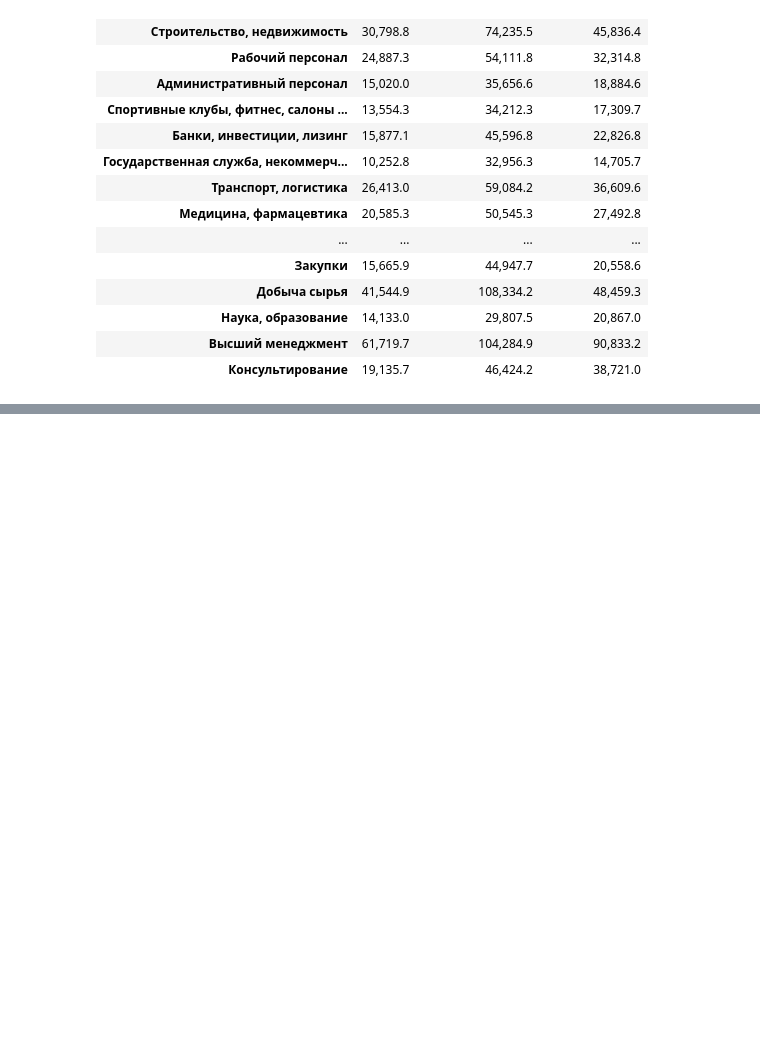
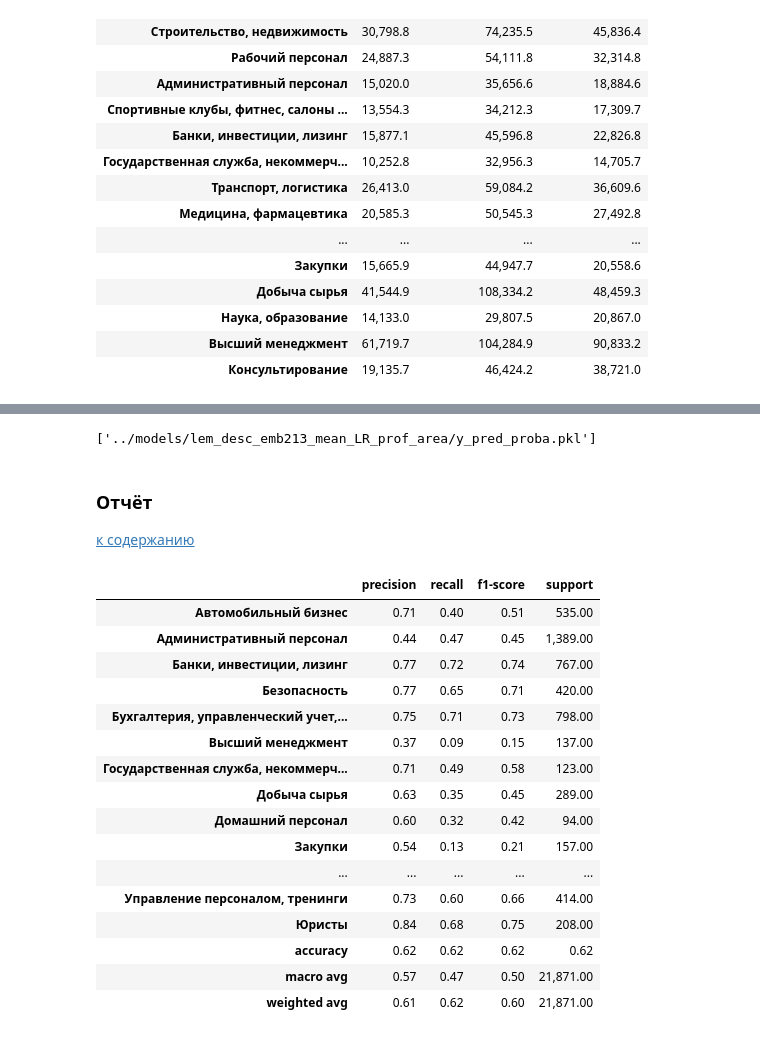
Before and after one commit to alievaliza/MSU_diploma, a Jupyter notebook: notebooks/prof_area_specialization_classification.ipynb, the cells around one changed output, grey strips where cells are left out. Saved outputs shown, nothing was run; the diff lists cells and outputs as text; code cells hidden in the pictures; blank space fills up the shorter version.

```diff
--- a/notebooks/prof_area_specialization_classification.ipynb
+++ b/notebooks/prof_area_specialization_classification.ipynb
@@ -1888,0 +1927,8 @@ regression_report.style.format(formatter='{:,.1f}').background_gradient()
+# %%
+w2v = dict(zip(model.index_to_key, model.vectors))
+data_mean = utils.mean_vectorizer(w2v).fit().transform(df['lem_raw_desc'], word2weight)
+# %%
+X_train, X_test, y_train, y_test = train_test_split(data_mean, df['prof_area'], test_size=0.2, random_state=42)
+# %%
+model = LogisticRegression()
+model.fit(X_train, y_train)
@@ -1888,0 +1946,2 @@ regression_report.style.format(formatter='{:,.1f}').background_gradient()
+# %%
+y_pred = model.predict(X_test)
@@ -1888,0 +1950,32 @@ regression_report.style.format(formatter='{:,.1f}').background_gradient()
+# %%
+# Сохраняем модель и y_pred
+joblib.dump(model, '../models/lem_desc_emb213_LR_prof_area/model.pkl', compress=8)
+joblib.dump(y_pred, '../models/lem_desc_emb213_LR_prof_area/y_pred.pkl')
+joblib.dump(y_pred_proba, '../models/lem_desc_emb213_LR_prof_area/y_pred_proba.pkl')
+# %% [output]
+['../models/lem_desc_emb213_mean_LR_prof_area/y_pred_proba.pkl']
+# %% [markdown]
+<a id='Отчётlem_desc_emb213_LR_prof_area'></a>
+### Отчёт
+[к содержанию](#ксодержанию)
+# %%
+report_lem_LR = pd.DataFrame(metrics.classification_report(y_test, y_pred, output_dict=True)).T
+report_lem_LR.style.format(formatter='{:,.2f}').background_gradient()
+# %% [output]
+|  | precision | recall | f1-score | support |
+| Автомобильный бизнес | 0.71 | 0.40 | 0.51 | 535.00 |
+| Административный персонал | 0.44 | 0.47 | 0.45 | 1,389.00 |
+| Банки, инвестиции, лизинг | 0.77 | 0.72 | 0.74 | 767.00 |
+| Безопасность | 0.77 | 0.65 | 0.71 | 420.00 |
+| Бухгалтерия, управленческий учет,... | 0.75 | 0.71 | 0.73 | 798.00 |
+| Высший менеджмент | 0.37 | 0.09 | 0.15 | 137.00 |
+| Государственная служба, некоммерч... | 0.71 | 0.49 | 0.58 | 123.00 |
+| Добыча сырья | 0.63 | 0.35 | 0.45 | 289.00 |
+| Домашний персонал | 0.60 | 0.32 | 0.42 | 94.00 |
+| Закупки | 0.54 | 0.13 | 0.21 | 157.00 |
+| ... | ... | ... | ... | ... |
+| Управление персоналом, тренинги | 0.73 | 0.60 | 0.66 | 414.00 |
+| Юристы | 0.84 | 0.68 | 0.75 | 208.00 |
+| accuracy | 0.62 | 0.62 | 0.62 | 0.62 |
+| macro avg | 0.57 | 0.47 | 0.50 | 21,871.00 |
+| weighted avg | 0.61 | 0.62 | 0.60 | 21,871.00 |
```
Also changed, not shown: parts of 62 cells of this notebook, 22 other files.
